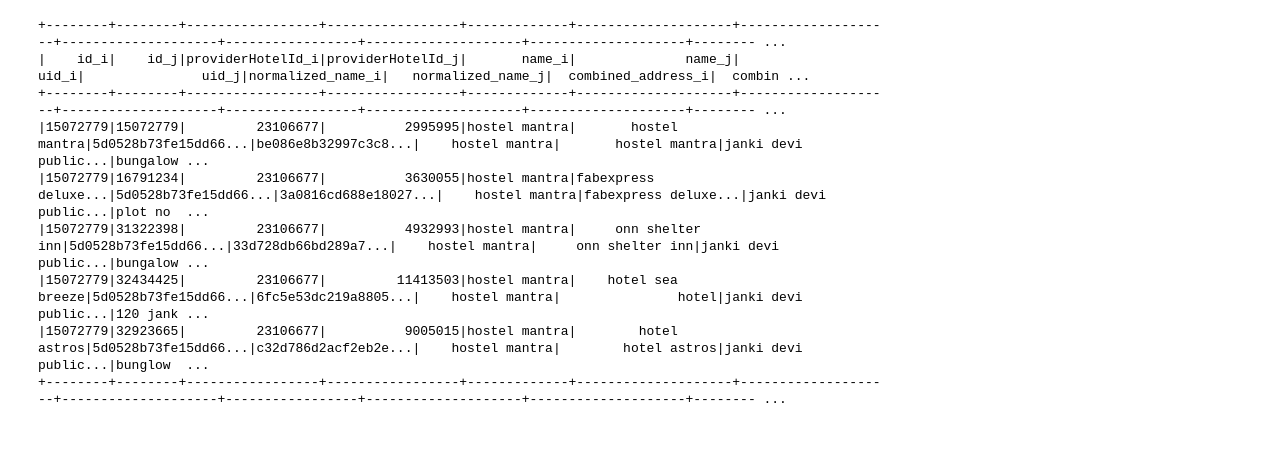
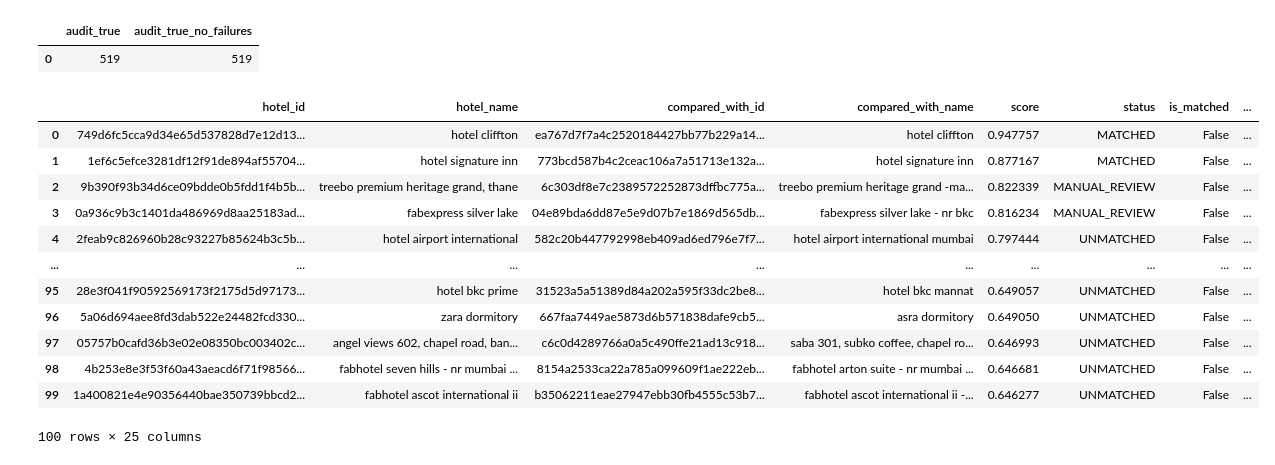
Before and after one commit to NikolAI-org/hotel-mapping, a Jupyter notebook: spark/jobs/my.ipynb, the cells around one changed output. Saved outputs shown, nothing was run; the diff lists cells and outputs as text; code cells hidden in the pictures; blank space fills up the shorter version.

```diff
--- a/spark/jobs/my.ipynb
+++ b/spark/jobs/my.ipynb
@@ -69,0 +60,12 @@ Total Hotels in Bronze Table: 3608
+# %%
+import pandas as pd
+pd.set_option('display.max_colwidth', None)
+pd.set_option('display.max_columns', None)
+
+spark.sql("""
+    SELECT
+        count(distinct cluster_id)
+        --*
+    FROM clusters_view
+    limit 3
+""").toPandas()
@@ -159,20 +86,39 @@ Total old Hotels in Bronze Table: 6168
-# %%
-df = spark.read.format("delta").load("s3a://delta-lake/bronze/hotel_pairs")
-df.createOrReplaceTempView("pairs_view")
-
-spark.sql("""
-    SELECT
-        *
-    FROM pairs_view
-    limit 5
-""").show()
-# %% [output]
-+--------+--------+-----------------+-----------------+-------------+--------------------+--------------------+--------------------+-----------------+--------------------+--------------------+-------- ...
-|    id_i|    id_j|providerHotelId_i|providerHotelId_j|       name_i|              name_j|               uid_i|               uid_j|normalized_name_i|   normalized_name_j|  combined_address_i|  combin ...
-+--------+--------+-----------------+-----------------+-------------+--------------------+--------------------+--------------------+-----------------+--------------------+--------------------+-------- ...
-|15072779|15072779|         23106677|          2995995|hostel mantra|       hostel mantra|5d0528b73fe15dd66...|be086e8b32997c3c8...|    hostel mantra|       hostel mantra|janki devi public...|bungalow ...
-|15072779|16791234|         23106677|          3630055|hostel mantra|fabexpress deluxe...|5d0528b73fe15dd66...|3a0816cd688e18027...|    hostel mantra|fabexpress deluxe...|janki devi public...|plot no  ...
-|15072779|31322398|         23106677|          4932993|hostel mantra|     onn shelter inn|5d0528b73fe15dd66...|33d728db66bd289a7...|    hostel mantra|     onn shelter inn|janki devi public...|bungalow ...
-|15072779|32434425|         23106677|         11413503|hostel mantra|    hotel sea breeze|5d0528b73fe15dd66...|6fc5e53dc219a8805...|    hostel mantra|               hotel|janki devi public...|120 jank ...
-|15072779|32923665|         23106677|          9005015|hostel mantra|        hotel astros|5d0528b73fe15dd66...|c32d786d2acf2eb2e...|    hostel mantra|        hotel astros|janki devi public...|bunglow  ...
-+--------+--------+-----------------+-----------------+-------------+--------------------+--------------------+--------------------+-----------------+--------------------+--------------------+-------- ...
+# %%
+spark.sql("""
+SELECT
+  COUNT(*) AS audit_true,
+  SUM(CASE WHEN size(failed_conditions) = 0 THEN 1 ELSE 0 END) AS audit_true_no_failures
+FROM comparison_audit_log
+WHERE is_matched = true;
+""").toPandas()
+# %% [output]
+|  | audit_true | audit_true_no_failures |
+| 0 | 519 | 519 |
+# %%
+import pandas as pd
+pd.set_option('display.max_colwidth', None)
+pd.set_option('display.max_columns', None)
+
+spark.sql("""
+SELECT
+    *
+FROM comparison_audit_log
+WHERE is_matched = false
+AND score >= 0.6
+ORDER BY score DESC
+LIMIT 100
+""").toPandas()
+# %% [output]
+|  | hotel_id | hotel_name | compared_with_id | compared_with_name | score | status | is_matched | ... |
+| 0 | 749d6fc5cca9d34e65d537828d7e12d13... | hotel cliffton | ea767d7f7a4c2520184427bb77b229a14... | hotel cliffton | 0.947757 | MATCHED | False | ... |
+| 1 | 1ef6c5efce3281df12f91de894af55704... | hotel signature inn | 773bcd587b4c2ceac106a7a51713e132a... | hotel signature inn | 0.877167 | MATCHED | False | ... |
+| 2 | 9b390f93b34d6ce09bdde0b5fdd1f4b5b... | treebo premium heritage grand, thane | 6c303df8e7c2389572252873dffbc775a... | treebo premium heritage grand -ma... | 0.822339 | MANUAL_REVIEW | False | ... |
+| 3 | 0a936c9b3c1401da486969d8aa25183ad... | fabexpress silver lake | 04e89bda6dd87e5e9d07b7e1869d565db... | fabexpress silver lake - nr bkc | 0.816234 | MANUAL_REVIEW | False | ... |
+| 4 | 2feab9c826960b28c93227b85624b3c5b... | hotel airport international | 582c20b447792998eb409ad6ed796e7f7... | hotel airport international mumbai | 0.797444 | UNMATCHED | False | ... |
+| ... | ... | ... | ... | ... | ... | ... | ... | ... |
+| 95 | 28e3f041f90592569173f2175d5d97173... | hotel bkc prime | 31523a5a51389d84a202a595f33dc2be8... | hotel bkc mannat | 0.649057 | UNMATCHED | False | ... |
+| 96 | 5a06d694aee8fd3dab522e24482fcd330... | zara dormitory | 667faa7449ae5873d6b571838dafe9cb5... | asra dormitory | 0.649050 | UNMATCHED | False | ... |
+| 97 | 05757b0cafd36b3e02e08350bc003402c... | angel views 602, chapel road, ban... | c6c0d4289766a0a5c490ffe21ad13c918... | saba 301, subko coffee, chapel ro... | 0.646993 | UNMATCHED | False | ... |
+| 98 | 4b253e8e3f53f60a43aeacd6f71f98566... | fabhotel seven hills - nr mumbai ... | 8154a2533ca22a785a099609f1ae222eb... | fabhotel arton suite - nr mumbai ... | 0.646681 | UNMATCHED | False | ... |
+| 99 | 1a400821e4e90356440bae350739bbcd2... | fabhotel ascot international ii | b35062211eae27947ebb30fb4555c53b7... | fabhotel ascot international ii -... | 0.646277 | UNMATCHED | False | ... |
+100 rows × 25 columns
```
Also changed, not shown: parts of 12 cells of this notebook.
